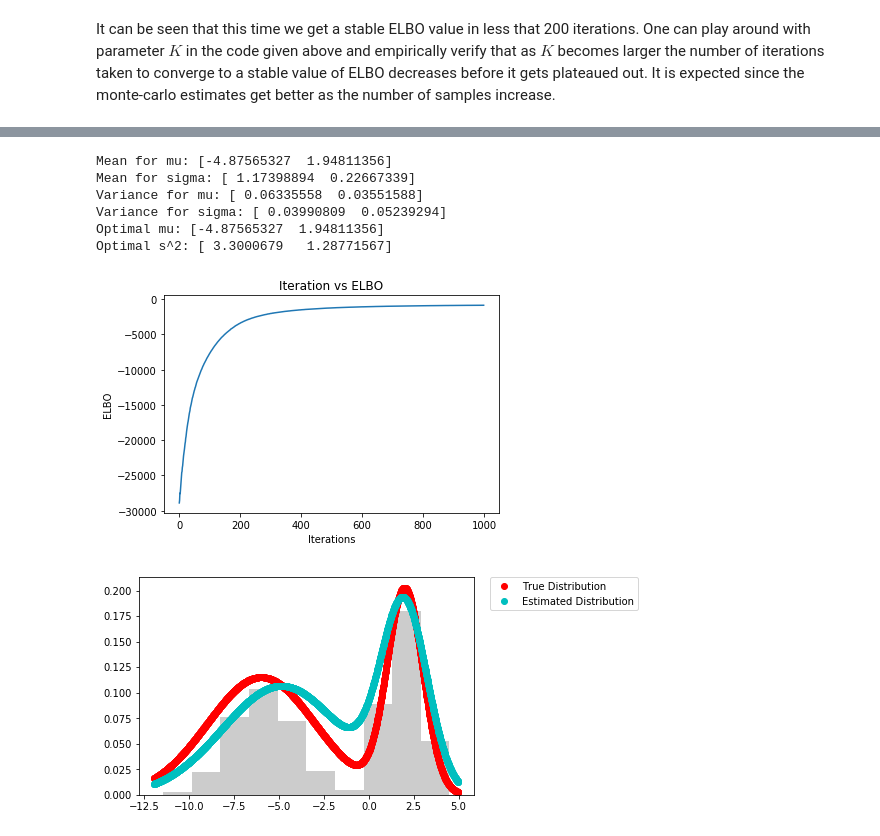
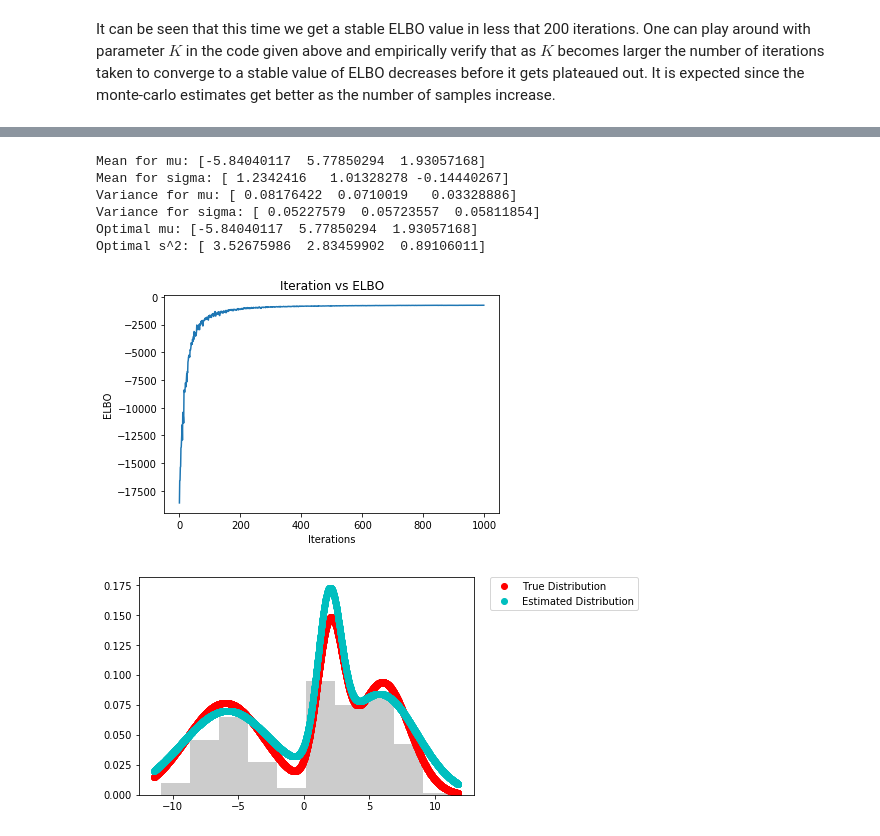
Before and after one commit to sh-gupta/VariationalInference, a Jupyter notebook: Basic Concepts.ipynb, the cells around one changed output, grey strips where cells are left out. Drawn from its saved outputs; the diff is of its cells as text; code cells hidden in the pictures.

```diff
--- a/Basic Concepts.ipynb
+++ b/Basic Concepts.ipynb
@@ -469,27 +486,27 @@ Now that we have $P(x^{(i)} | z^{(i)}, \mu, \sigma^2)$, $P(z^{(i)})$, $P(\mu)$,
 # %%
-# 1D Mixture of Gaussians
+# Variational Inference for 1D Mixture of Gaussians
 from intermediate_example_2 import *
 
-data_mean = [-6.0, 2.0]
-data_variance = [3, 1]
+data_mean = [-6.0, 2.0, 6.0]
+data_variance = [3, 1, 2]
 num_examples = 1000
 num_iters = 1000
 
 # Hyperparameters
 sigma_mu = 1.0
 sigma_sigma = 1.0
-learning_rate=1e-2
-K = 100
-M = 2
+learning_rate=2*1e-2
+K = 1
+M = 3
 
 # Run the demo
 run_intermediate_example_2(data_mean, data_variance, sigma_mu, sigma_sigma, learning_rate, num_iters, K, num_examples, M)
 # %% [output]
-Mean for mu: [-4.87565327  1.94811356]
-Mean for sigma: [ 1.17398894  0.22667339]
-Variance for mu: [ 0.06335558  0.03551588]
-Variance for sigma: [ 0.03990809  0.05239294]
-Optimal mu: [-4.87565327  1.94811356]
-Optimal s^2: [ 3.3000679   1.28771567]
+Mean for mu: [-5.84040117  5.77850294  1.93057168]
+Mean for sigma: [ 1.2342416   1.01328278 -0.14440267]
+Variance for mu: [ 0.08176422  0.0710019   0.03328886]
+Variance for sigma: [ 0.05227579  0.05723557  0.05811854]
+Optimal mu: [-5.84040117  5.77850294  1.93057168]
+Optimal s^2: [ 3.52675986  2.83459902  0.89106011]
-[figure, old version]
+[figure, new version]
-[figure, old version]
+[figure, new version]
```
Also changed, not shown: parts of 2 cells of this notebook, 1 other file.
